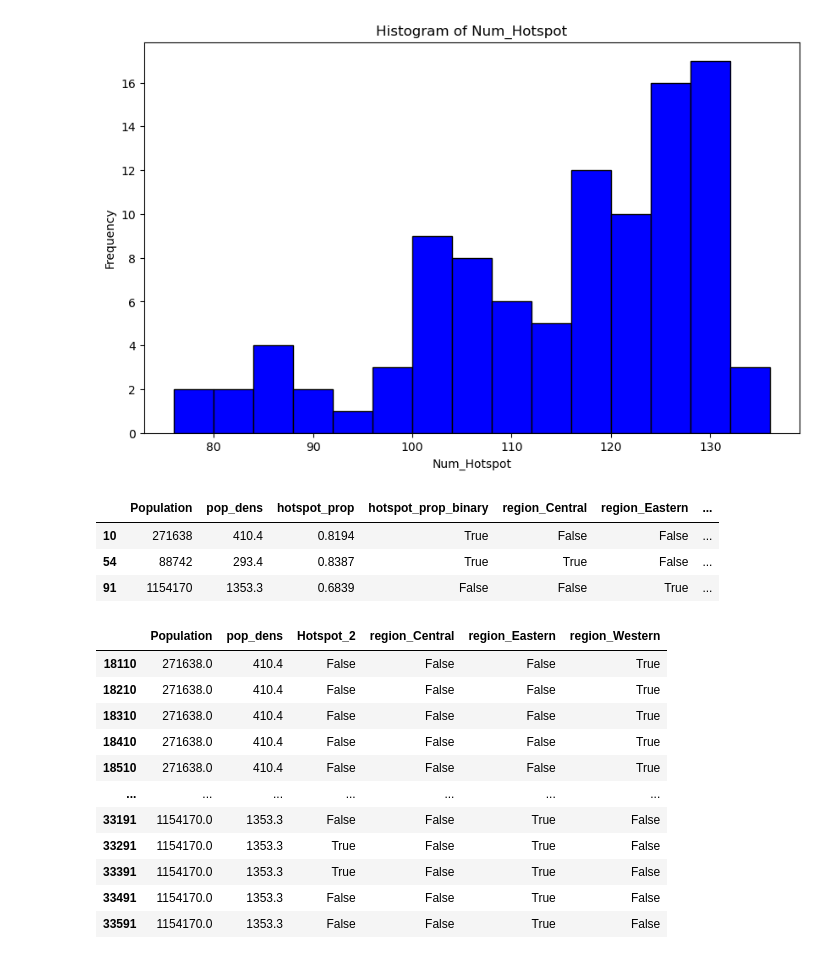
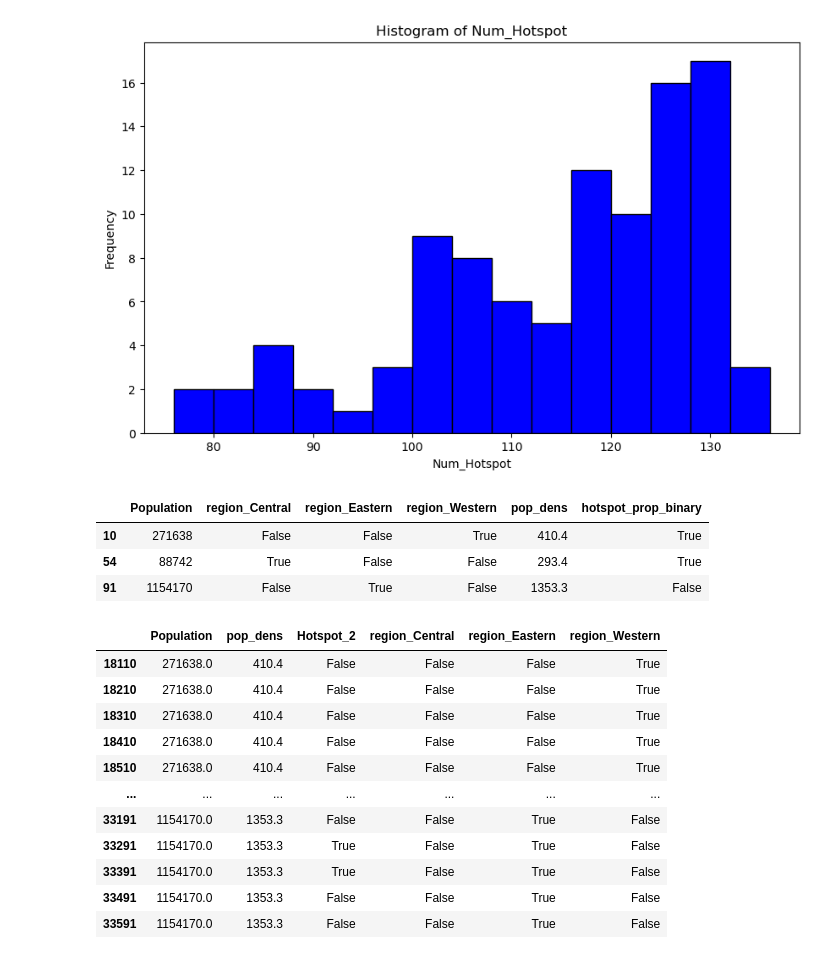
Before and after one commit to ecthompsoncodes/FDS-Epi-Project, a Jupyter notebook: Data for Analysis.ipynb, the cells around one changed output. Cells and saved outputs as stored; diff of their text form; code cells hidden in the pictures.

```diff
--- a/Data for Analysis.ipynb
+++ b/Data for Analysis.ipynb
@@ -332,24 +332,3 @@ data_analysis
 
 data_320 = data_analysis[["Population", "region", "pop_dens", "Hotspot_2"]]
 #data_320 = pd.get_dummies(data_320, columns=['region'])
-# %%
-# data for stepwise
-stepwise_data = pd.read_csv("resultdat.csv")
-
-stepwise_data = stepwise_data.loc[stepwise_data['county'].isin(['Lincoln','Wake', 'Buncombe'])]
-
-
-data_320 = stepwise_data[["Population", "region", "pop_dens", "hotspot_prop"]]
-data_320 = data_320.copy()
-mean_hotspot_prop = data_320['hotspot_prop'].mean()
-
-# Create a new column 'above_mean' to check if 'hotspot_prop' is above the mean
-data_320.loc[:, 'hotspot_prop_binary'] = data_320['hotspot_prop'] > mean_hotspot_prop
-data_320[["Population", "region", "pop_dens", 'hotspot_prop']]
-data_320 = pd.get_dummies(data_320, columns=['region'])
-data_320
-# %% [output]
-|  | Population | pop_dens | hotspot_prop | hotspot_prop_binary | region_Central | region_Eastern | ... |
-| 10 | 271638 | 410.4 | 0.8194 | True | False | False | ... |
-| 54 | 88742 | 293.4 | 0.8387 | True | True | False | ... |
-| 91 | 1154170 | 1353.3 | 0.6839 | False | False | True | ... |
@@ -363,0 +335,21 @@ data_320 = pd.DataFrame(data_320, columns=one_hot_encoder.get_feature_names_out(
+# %%
+# data for stepwise
+stepwise_data = pd.read_csv("resultdat.csv")
+
+stepwise_data = stepwise_data.loc[stepwise_data['county'].isin(['Lincoln','Wake', 'Buncombe'])]
+
+
+data_320 = stepwise_data[["Population", "region", "pop_dens", "hotspot_prop"]]
+data_320 = data_320.copy()
+mean_hotspot_prop = data_320['hotspot_prop'].mean()
+
+# Create a new column 'above_mean' to check if 'hotspot_prop' is above the mean
+data_320.loc[:, 'hotspot_prop_binary'] = data_320['hotspot_prop'] > mean_hotspot_prop
+data_320 = pd.get_dummies(data_320, columns=['region'])
+data_320 = data_320[["Population", "region_Central", "region_Eastern", "region_Western", "pop_dens", 'hotspot_prop_binary']]
+data_320
+# %% [output]
+|  | Population | region_Central | region_Eastern | region_Western | pop_dens | hotspot_prop_binary |
+| 10 | 271638 | False | False | True | 410.4 | True |
+| 54 | 88742 | True | False | False | 293.4 | True |
+| 91 | 1154170 | False | True | False | 1353.3 | False |
```
Also changed, not shown: parts of 2 cells of this notebook, 1 other file.
